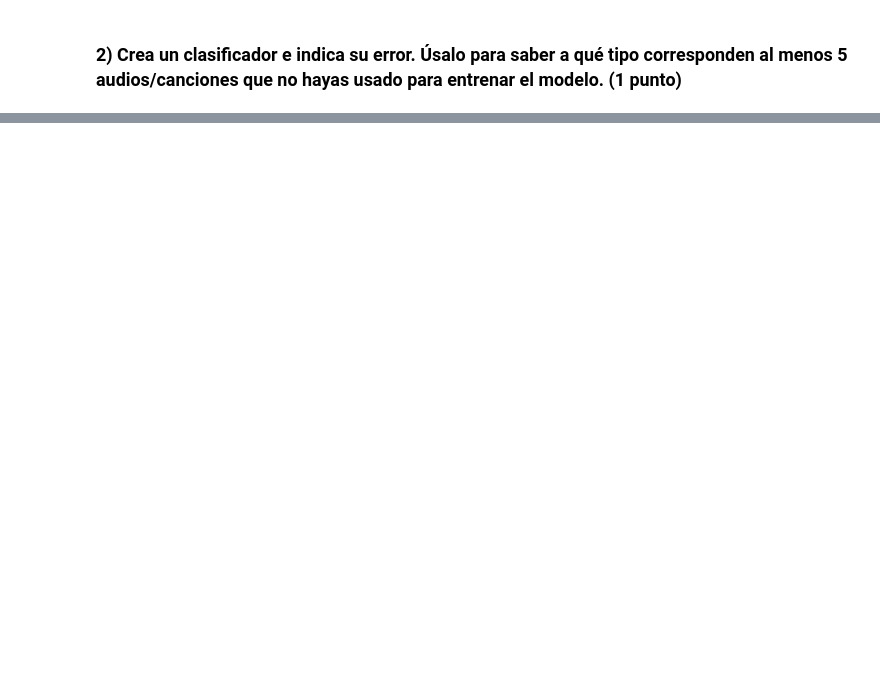
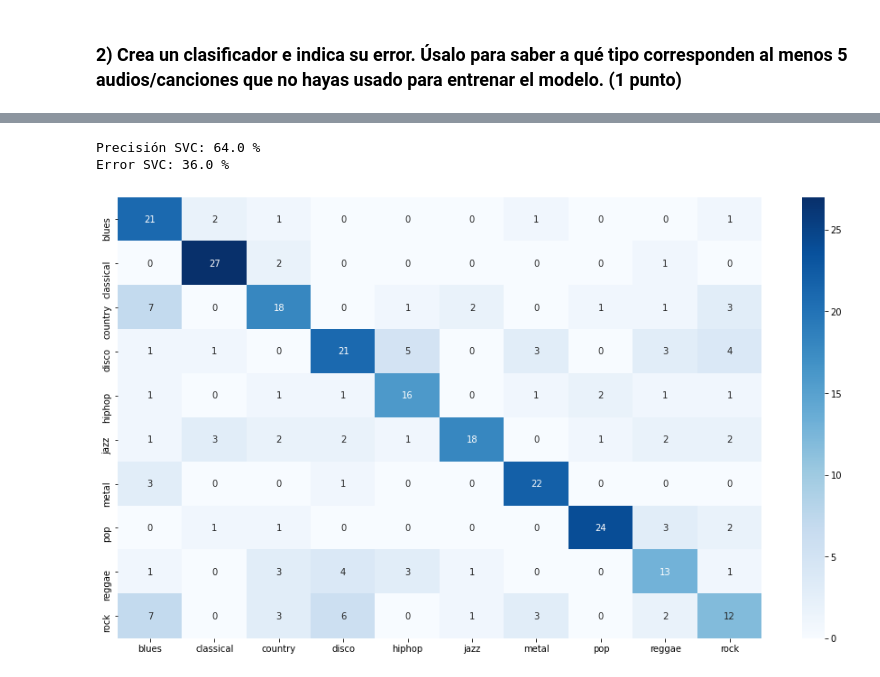
Before and after one commit to Jotivirix/Datamining_UFV, a Jupyter notebook: Lab3/entregable4/LAB03_GRUPO01_ENTR04.ipynb, the cells around one changed output, grey strips where cells are left out. Cells and saved outputs as stored; diff of their text form; code cells hidden in the pictures; blank space fills up the shorter version.

```diff
--- a/Lab3/entregable4/LAB03_GRUPO01_ENTR04.ipynb
+++ b/Lab3/entregable4/LAB03_GRUPO01_ENTR04.ipynb
@@ -47,0 +147,12 @@ dataset
+# %%
+#Vamos a utilizar SVC para clasificar los datos, necesitamos normalizar los datos y pasarlos a valor numerico
+y = dataset['label'] #Guardamos en Y la clase
+X = dataset.loc[:, dataset.columns != 'label'] #En X guardamos todo menos la label que es nuestra clase
+
+#Normalizacion de los datos, ajustamos todo a una misma escala
+cols = X.columns
+min_max_scaler = preprocessing.MinMaxScaler()
+np_scaled = min_max_scaler.fit_transform(X)
+
+# new data frame with the new scaled data.
+X = pd.DataFrame(np_scaled, columns = cols)
@@ -47,0 +194,2 @@ dataset
+# %%
+X_train, X_test, y_train, y_test = train_test_split(X, y, test_size=0.3, random_state=33)
@@ -48,2 +230,15 @@ dataset
 # %% [markdown]
 ### 2) Crea un clasificador e indica su error. Úsalo para saber a qué tipo corresponden al menos 5 audios/canciones que no hayas usado para entrenar el modelo. (1 punto)
+# %%
+#Definimos el modelo
+#Support Vector Machine
+svc = SVC(decision_function_shape="ovo")
+
+#Ajustamos al modelo los datos y calculamos la precision
+svc.fit(X_train, y_train)
+prediccion = svc.predict(X_test)
+# %%
+#Matriz de confusión
+matrizConf = confusion_matrix(y_test,prediccion)
+#Sacamos la matriz de confusión
+print(matrizConf)
@@ -49,0 +256,16 @@ dataset
+# %%
+#Precision del modelo
+precision = round(accuracy_score(y_test, prediccion), 3)
+print('Precisión SVC:', precision*100, '%')
+print('Error SVC:', 100 - (precision*100), '%')
+# %% [output]
+Precisión SVC: 64.0 %
+Error SVC: 36.0 %
+# %%
+plt.figure(figsize = (16, 9))
+sns.heatmap(matrizConf, cmap="Blues", annot=True,
+            xticklabels = ["blues", "classical", "country", "disco", "hiphop", "jazz", "metal", "pop", "reggae", "rock"],
+            yticklabels=["blues", "classical", "country", "disco", "hiphop", "jazz", "metal", "pop", "reggae", "rock"]);
+plt.savefig("conf matrix")
+# %% [output]
+[figure, added]
```
Also changed, not shown: parts of 24 cells of this notebook, 8 other files.
